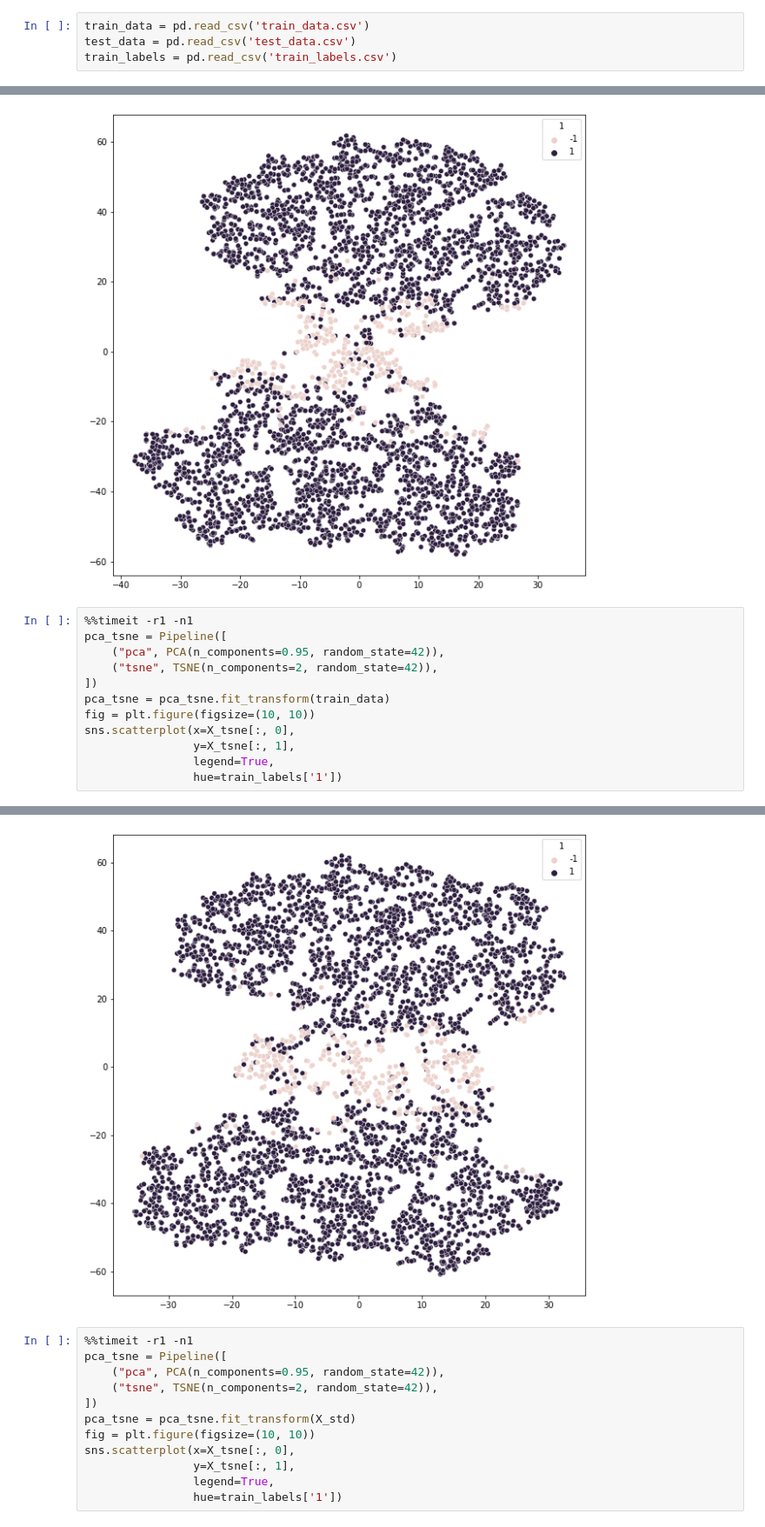
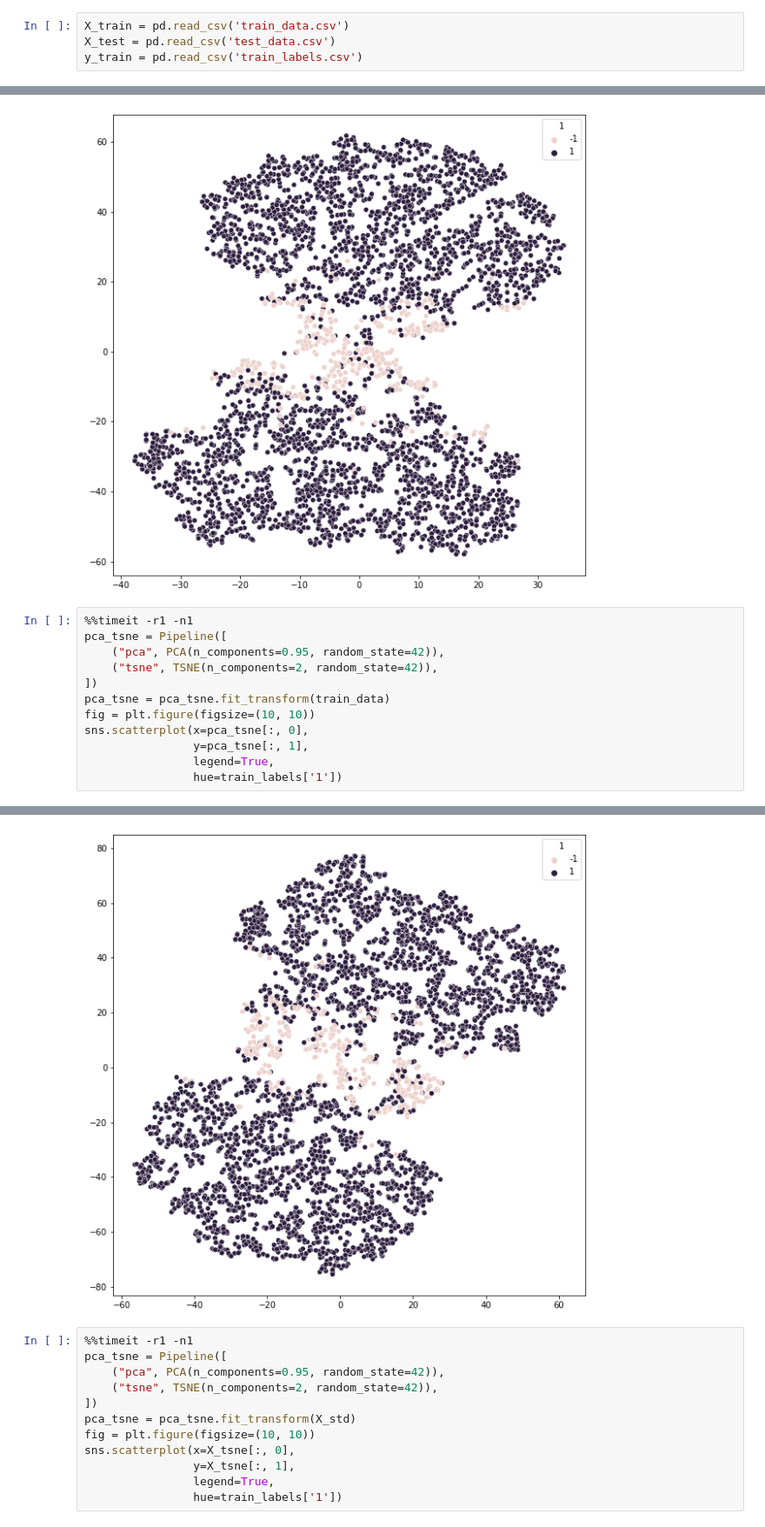
Before and after one commit to mikolaj1244/ML_predict_labels, a Jupyter notebook: EDA.ipynb, the cells around one changed output, grey strips where cells are left out. Shown at 87% size. Drawn from its saved outputs; the diff is of its cells as text.

```diff
--- a/EDA.ipynb
+++ b/EDA.ipynb
@@ -13,7 +16,7 @@ import timeit
 # %%
-train_data = pd.read_csv('train_data.csv')
-test_data = pd.read_csv('test_data.csv')
-train_labels = pd.read_csv('train_labels.csv')
+X_train = pd.read_csv('train_data.csv')
+X_test = pd.read_csv('test_data.csv')
+y_train = pd.read_csv('train_labels.csv')
 # %%
 train_data.describe()
 # %% [output]
@@ -119,8 +141,8 @@ pca_tsne = Pipeline([
 ])
 pca_tsne = pca_tsne.fit_transform(train_data)
 fig = plt.figure(figsize=(10, 10))
-sns.scatterplot(x=X_tsne[:, 0],
-                y=X_tsne[:, 1],
+sns.scatterplot(x=pca_tsne[:, 0],
+                y=pca_tsne[:, 1],
                 legend=True,
                 hue=train_labels['1'])
 # %% [output]
@@ -128,4 +150,4 @@ sns.scatterplot(x=X_tsne[:, 0],
-[figure, old version]
+[figure, new version]
 # %%
 %%timeit -r1 -n1
 pca_tsne = Pipeline([
```
Also changed, not shown: parts of 5 cells of this notebook, 7 other files.
